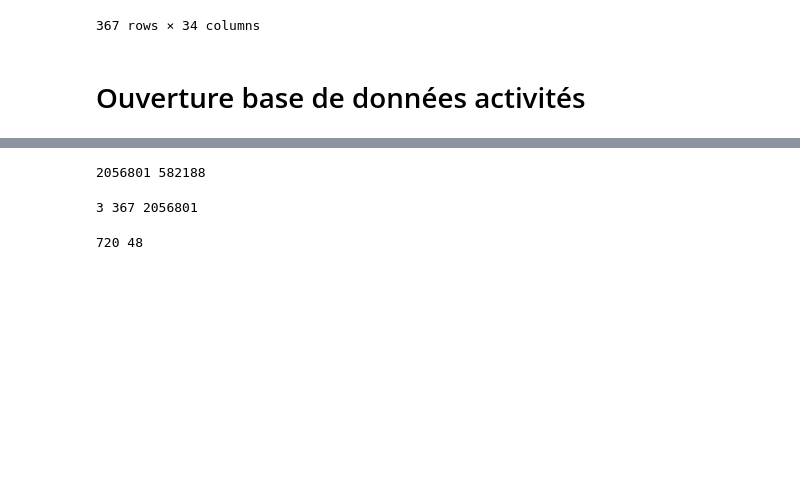
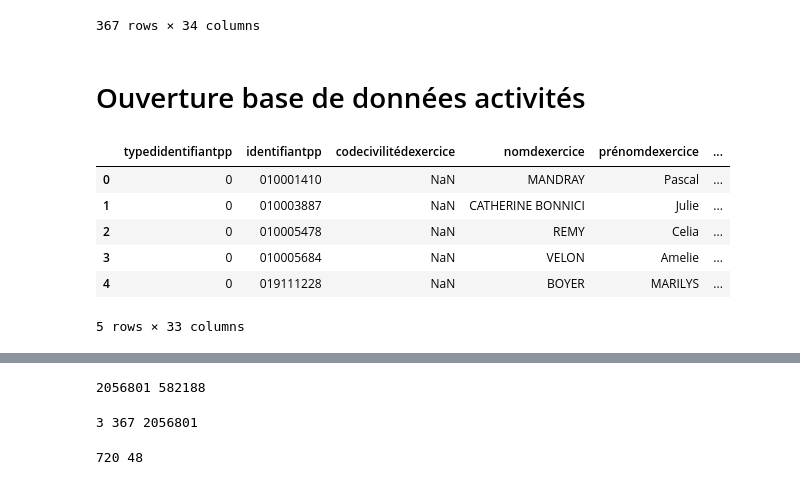
Before and after one commit to JulieBoyer/Econometrics, a Jupyter notebook: traitement_donnees.ipynb, the cells around one changed output, grey strips where cells are left out. Cells and saved outputs as stored; diff of their text form; code cells hidden in the pictures; blank space fills up the shorter version.

```diff
--- a/traitement_donnees.ipynb
+++ b/traitement_donnees.ipynb
@@ -329,3 +328,12 @@ data_combined_sans_nan
 # Ouverture base de données activités
 # %%
 annuaire = pd.read_csv('data/PS_LibreAcces_Personne_activite_small.csv')
+annuaire.head()
+# %% [output]
+|  | typedidentifiantpp | identifiantpp | codecivilitédexercice | nomdexercice | prénomdexercice | ... |
+| 0 | 0 | 010001410 | NaN | MANDRAY | Pascal | ... |
+| 1 | 0 | 010003887 | NaN | CATHERINE BONNICI | Julie | ... |
+| 2 | 0 | 010005478 | NaN | REMY | Celia | ... |
+| 3 | 0 | 010005684 | NaN | VELON | Amelie | ... |
+| 4 | 0 | 019111228 | NaN | BOYER | MARILYS | ... |
+5 rows × 33 columns
```
Also changed, not shown: parts of 10 cells of this notebook.
